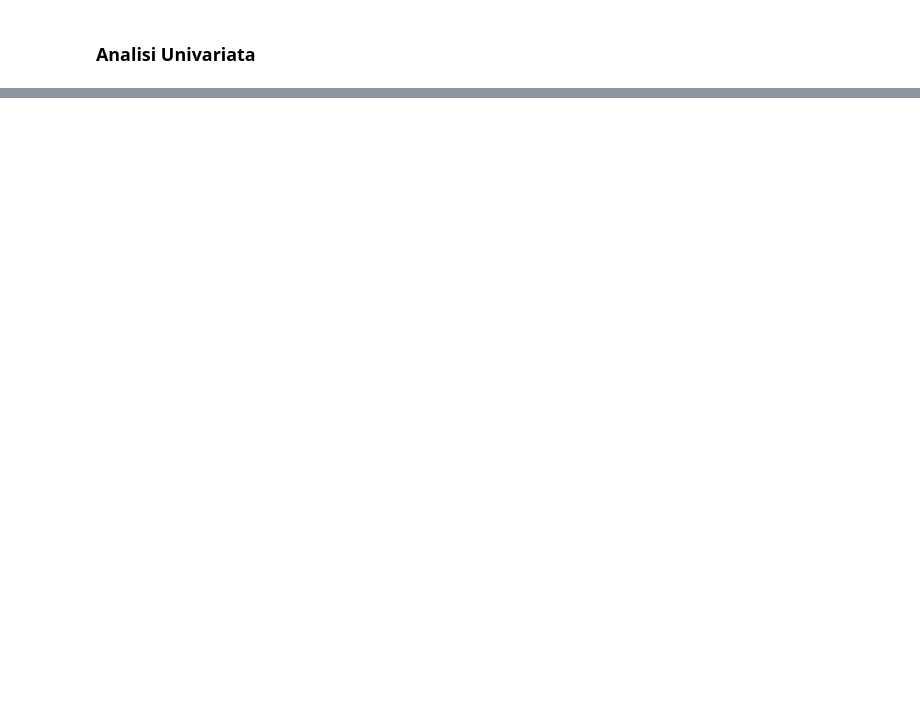
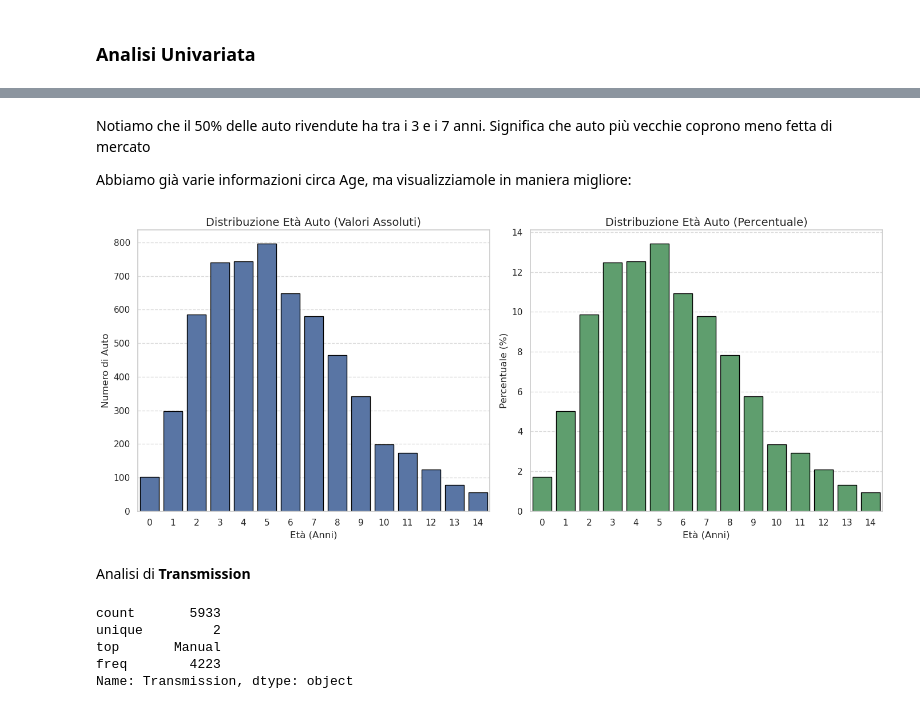
Before and after one commit to fragreco04/progetto-fad-2526, a Jupyter notebook: notebooks/drafts/part-1/francesco_draft_v1.ipynb, the cells around one changed output, grey strips where cells are left out. Drawn from its saved outputs; the diff is of its cells as text; code cells hidden in the pictures; blank space fills up the shorter version.

```diff
--- a/notebooks/drafts/part-1/francesco_draft_v1.ipynb
+++ b/notebooks/drafts/part-1/francesco_draft_v1.ipynb
@@ -522,3 +522,12 @@ Name: count, Length: 1373, dtype: int64
 ---
 
 ## Fase 2.3: Analisi Esplorativa
+# %%
+import pandas as pd
+import numpy as np
+import matplotlib.pyplot as plt
+import seaborn as sns
+
+df = pd.read_csv('dataframe.csv')
+
+df.head()
@@ -526,0 +558,49 @@ Name: count, Length: 1373, dtype: int64
+# %% [markdown]
+Notiamo che il 50% delle auto rivendute ha tra i 3 e i 7 anni. Significa che auto più vecchie coprono meno fetta di mercato
+
+Abbiamo già varie informazioni circa Age, ma visualizziamole in maniera migliore:
+# %%
+
+sns.set_style("whitegrid")
+
+
+# Calcolo frequenze assolute e relative (già moltiplicate per 100 per facilità)
+counts_abs = df['Age'].value_counts().sort_index()
+counts_rel = (df['Age'].value_counts(normalize=True).sort_index()) * 100
+
+# --- Creazione Grafico (Subplots) ---
+fig, axes = plt.subplots(nrows=1, ncols=2, figsize=(14, 6))
+
+# Grafico 1: Frequenze Assolute
+# edgecolor='black' dà quel look classico e definito da report
+sns.barplot(x=counts_abs.index, y=counts_abs.values, ax=axes[0], color="#4c72b0", edgecolor='black')
+axes[0].set_title('Distribuzione Età Auto (Valori Assoluti)', fontsize=14) # Titolo centrato di default
+axes[0].set_ylabel('Numero di Auto')
+axes[0].set_xlabel('Età (Anni)')
+
+# Grafico 2: Frequenze Relative
+# Usiamo lo stesso colore o uno simile, mantenendo i bordi
+sns.barplot(x=counts_rel.index, y=counts_rel.values, ax=axes[1], color="#55a868", edgecolor='black')
+axes[1].set_title('Distribuzione Età Auto (Percentuale)', fontsize=14)
+axes[1].set_ylabel('Percentuale (%)') # Asse chiaro per il prof
+axes[1].set_xlabel('Età (Anni)')
+
+# Aggiungiamo la griglia sull'asse Y per facilitare la lettura (spesso richiesto)
+axes[0].grid(axis='y', linestyle='--', alpha=0.7)
+axes[1].grid(axis='y', linestyle='--', alpha=0.7)
+
+plt.tight_layout()
+plt.show()
+# %% [output]
+[figure, added]
+# %% [markdown]
+Analisi di **Transmission**
+# %%
+transmission = df['Transmission']
+transmission.describe()
+# %% [output]
+count       5933
+unique         2
+top       Manual
+freq        4223
+Name: Transmission, dtype: object
```
Also changed, not shown: parts of 11 cells of this notebook.
